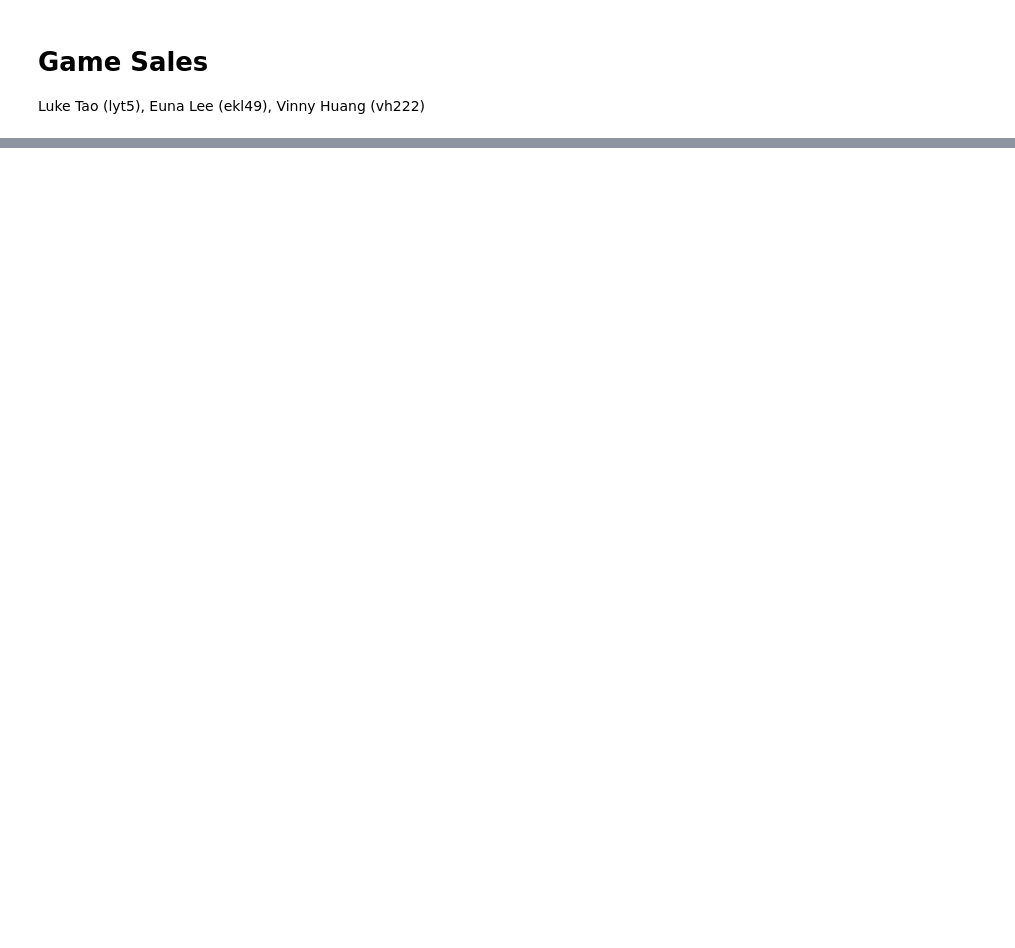
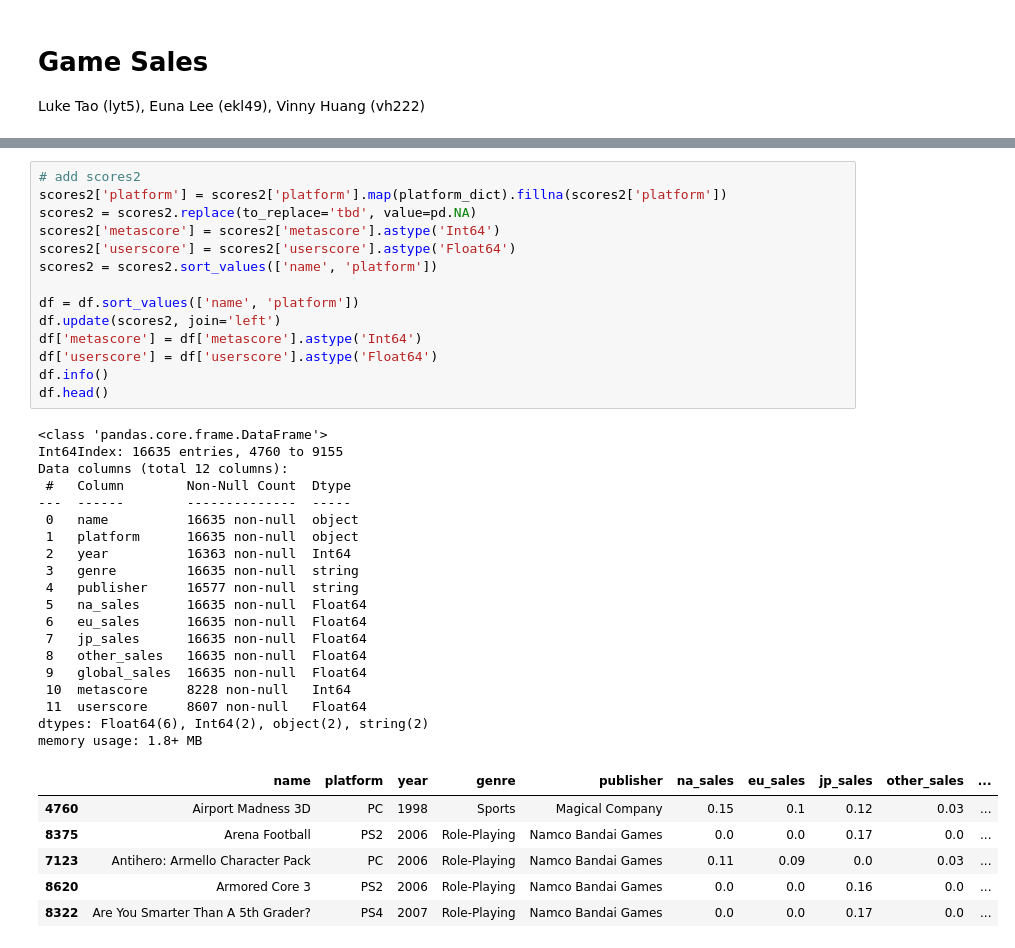
Before and after one commit to vinnyh125/game-sales, a Jupyter notebook: game-sales.ipynb, the cells around one changed output, grey strips where cells are left out. Cells and saved outputs as stored; diff of their text form; blank space fills up the shorter version.

```diff
--- a/game-sales.ipynb
+++ b/game-sales.ipynb
@@ -50,0 +96,40 @@ df.head()
+# %%
+# add scores2
+scores2['platform'] = scores2['platform'].map(platform_dict).fillna(scores2['platform'])
+scores2 = scores2.replace(to_replace='tbd', value=pd.NA)
+scores2['metascore'] = scores2['metascore'].astype('Int64')
+scores2['userscore'] = scores2['userscore'].astype('Float64')
+scores2 = scores2.sort_values(['name', 'platform'])
+
+df = df.sort_values(['name', 'platform'])
+df.update(scores2, join='left')
+df['metascore'] = df['metascore'].astype('Int64')
+df['userscore'] = df['userscore'].astype('Float64')
+df.info()
+df.head()
+# %% [output]
+<class 'pandas.core.frame.DataFrame'>
+Int64Index: 16635 entries, 4760 to 9155
+Data columns (total 12 columns):
+ #   Column        Non-Null Count  Dtype
+---  ------        --------------  -----
+ 0   name          16635 non-null  object
+ 1   platform      16635 non-null  object
+ 2   year          16363 non-null  Int64
+ 3   genre         16635 non-null  string
+ 4   publisher     16577 non-null  string
+ 5   na_sales      16635 non-null  Float64
+ 6   eu_sales      16635 non-null  Float64
+ 7   jp_sales      16635 non-null  Float64
+ 8   other_sales   16635 non-null  Float64
+ 9   global_sales  16635 non-null  Float64
+ 10  metascore     8228 non-null   Int64
+ 11  userscore     8607 non-null   Float64
+dtypes: Float64(6), Int64(2), object(2), string(2)
+memory usage: 1.8+ MB
+|  | name | platform | year | genre | publisher | na_sales | eu_sales | jp_sales | other_sales | ... |
+| 4760 | Airport Madness 3D | PC | 1998 | Sports | Magical Company | 0.15 | 0.1 | 0.12 | 0.03 | ... |
+| 8375 | Arena Football | PS2 | 2006 | Role-Playing | Namco Bandai Games | 0.0 | 0.0 | 0.17 | 0.0 | ... |
+| 7123 | Antihero: Armello Character Pack | PC | 2006 | Role-Playing | Namco Bandai Games | 0.11 | 0.09 | 0.0 | 0.03 | ... |
+| 8620 | Armored Core 3 | PS2 | 2006 | Role-Playing | Namco Bandai Games | 0.0 | 0.0 | 0.16 | 0.0 | ... |
+| 8322 | Are You Smarter Than A 5th Grader? | PS4 | 2007 | Role-Playing | Namco Bandai Games | 0.0 | 0.0 | 0.17 | 0.0 | ... |
```
Also changed, not shown: parts of 5 cells of this notebook, 2 other files.
